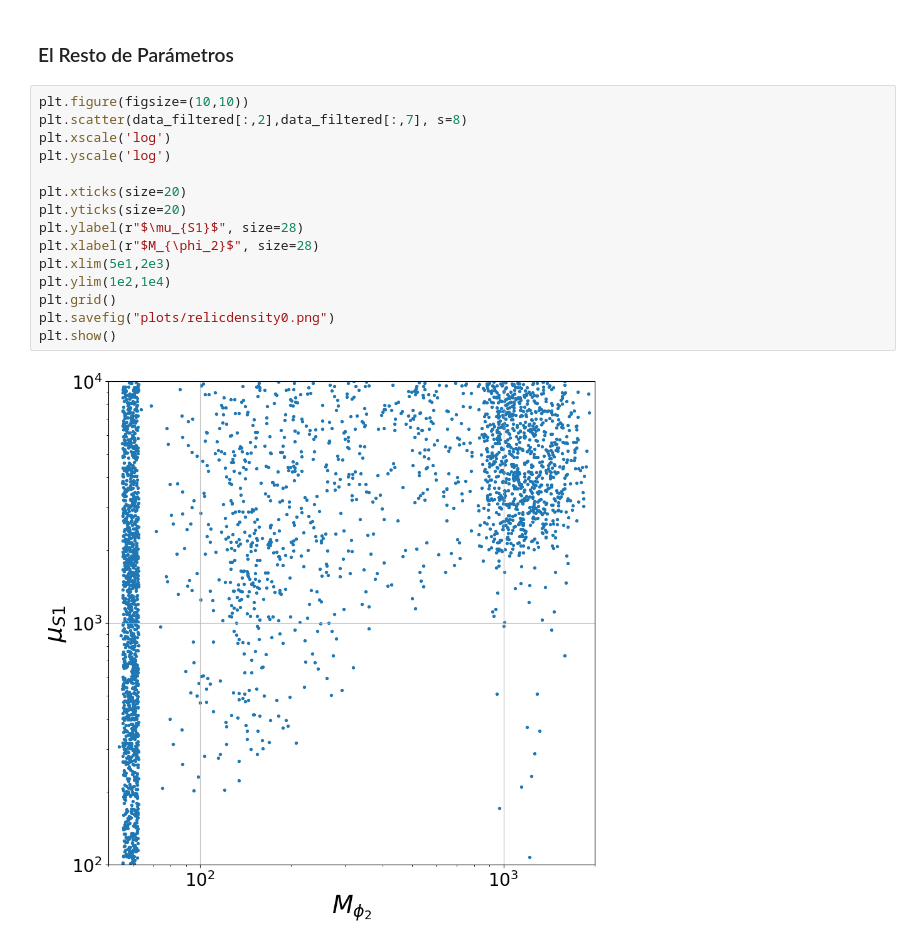
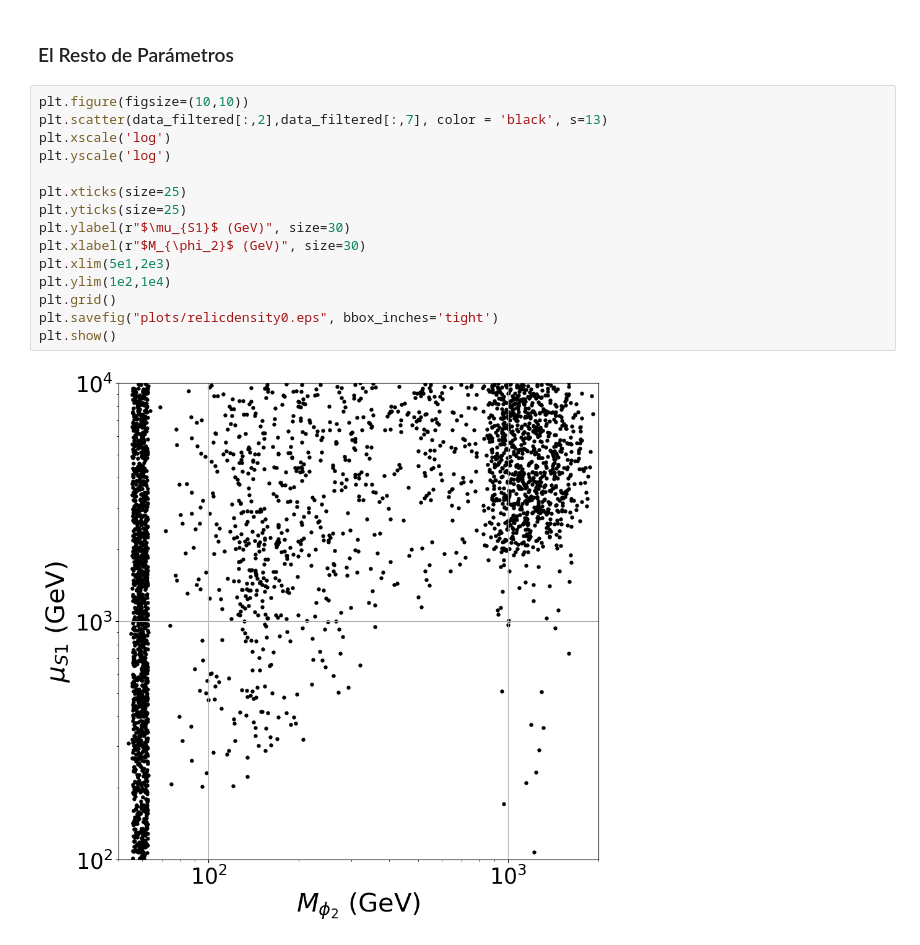
Before and after one commit to sgogoeg/tdg, a Jupyter notebook: Scripts/2SDMZ4/plots_and_analysis.ipynb, the cells around one changed output. Saved outputs shown, nothing was run; the diff lists cells and outputs as text.

```diff
--- a/Scripts/2SDMZ4/plots_and_analysis.ipynb
+++ b/Scripts/2SDMZ4/plots_and_analysis.ipynb
@@ -404,20 +406,20 @@ plt.show()
 ### El Resto de Parámetros
 # %%
 plt.figure(figsize=(10,10))
-plt.scatter(data_filtered[:,2],data_filtered[:,7], s=8)
+plt.scatter(data_filtered[:,2],data_filtered[:,7], color = 'black', s=13)
 plt.xscale('log')
 plt.yscale('log')
 
-plt.xticks(size=20)
-plt.yticks(size=20)
-plt.ylabel(r"$\mu_{S1}$", size=28)
-plt.xlabel(r"$M_{\phi_2}$", size=28)
+plt.xticks(size=25)
+plt.yticks(size=25)
+plt.ylabel(r"$\mu_{S1}$ (GeV)", size=30)
+plt.xlabel(r"$M_{\phi_2}$ (GeV)", size=30)
 plt.xlim(5e1,2e3)
 plt.ylim(1e2,1e4)
 plt.grid()
-plt.savefig("plots/relicdensity0.png")
+plt.savefig("plots/relicdensity0.eps", bbox_inches='tight')
 plt.show()
 # %% [output]
-[figure, old version]
+[figure, new version]
 # %%
 plt.figure(figsize=(10,10))
```
Also changed, not shown: parts of 8 cells of this notebook, 27 other files.
